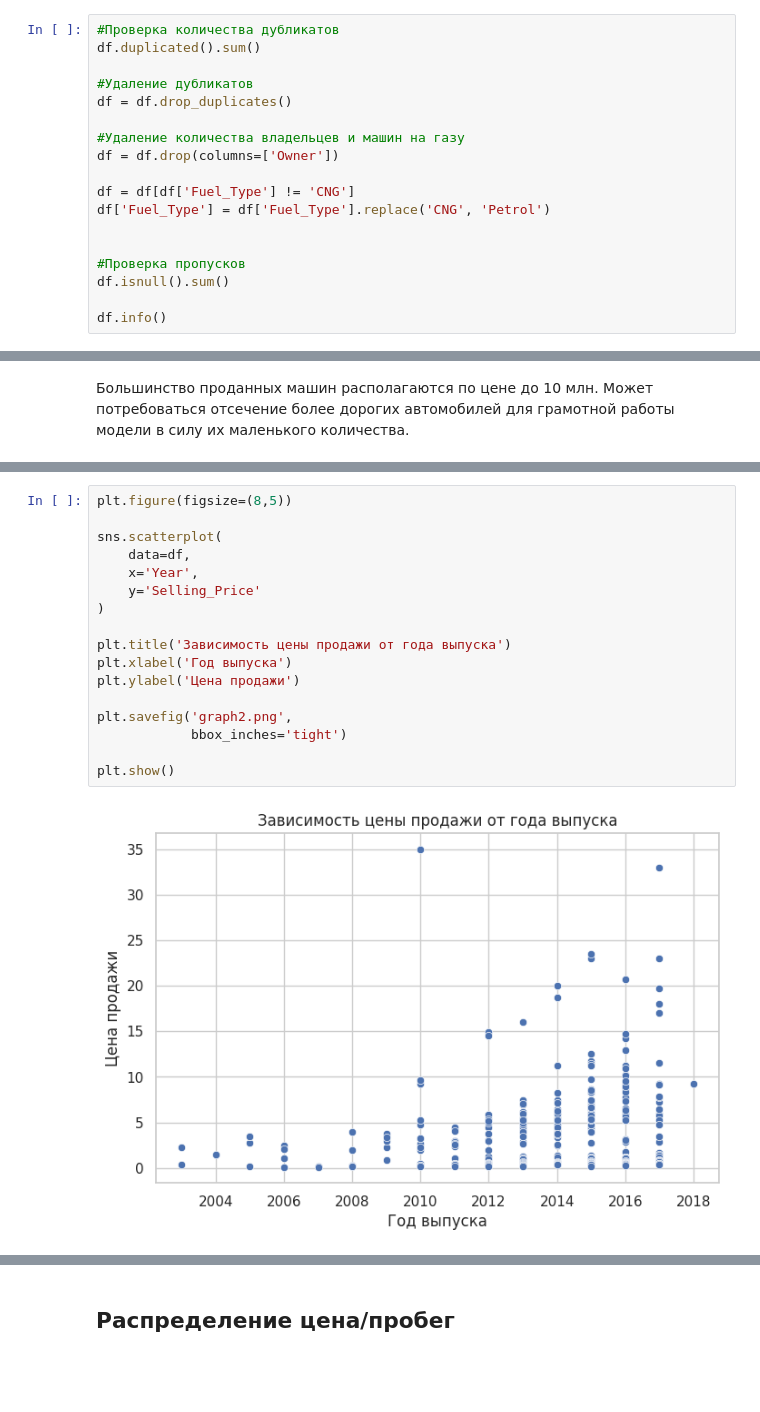
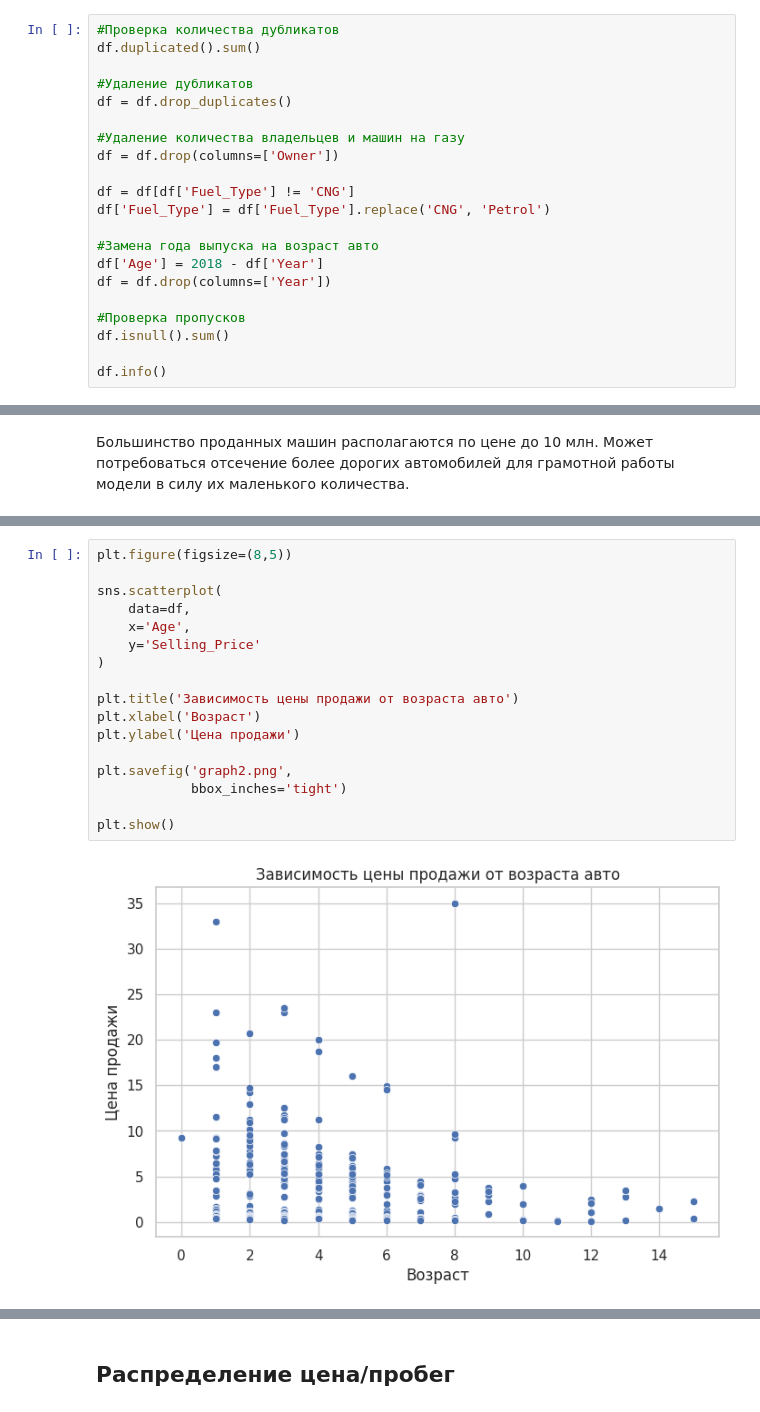
Before and after one commit to ChernovVA/ISS_pr_1, a Jupyter notebook: eda/eda.ipynb, the cells around one changed output, grey strips where cells are left out. Cells and saved outputs as stored; diff of their text form; blank space fills up the shorter version.

```diff
--- a/eda/eda.ipynb
+++ b/eda/eda.ipynb
@@ -130,6 +146,9 @@ df = df.drop(columns=['Owner'])
 df = df[df['Fuel_Type'] != 'CNG']
 df['Fuel_Type'] = df['Fuel_Type'].replace('CNG', 'Petrol')
 
+#Замена года выпуска на возраст авто
+df['Age'] = 2018 - df['Year']
+df = df.drop(columns=['Year'])
 
 #Проверка пропусков
 df.isnull().sum()
@@ -299,20 +318,20 @@ plt.show()
 # %%
 plt.figure(figsize=(8,5))
 
 sns.scatterplot(
     data=df,
-    x='Year',
+    x='Age',
     y='Selling_Price'
 )
 
-plt.title('Зависимость цены продажи от года выпуска')
-plt.xlabel('Год выпуска')
+plt.title('Зависимость цены продажи от возраста авто')
+plt.xlabel('Возраст')
 plt.ylabel('Цена продажи')
 
 plt.savefig('graph2.png',
             bbox_inches='tight')
 
 plt.show()
 # %% [output]
-[figure, old version]
+[figure, new version]
 # %% [markdown]
```
Also changed, not shown: parts of 8 cells of this notebook, 3 other files.
